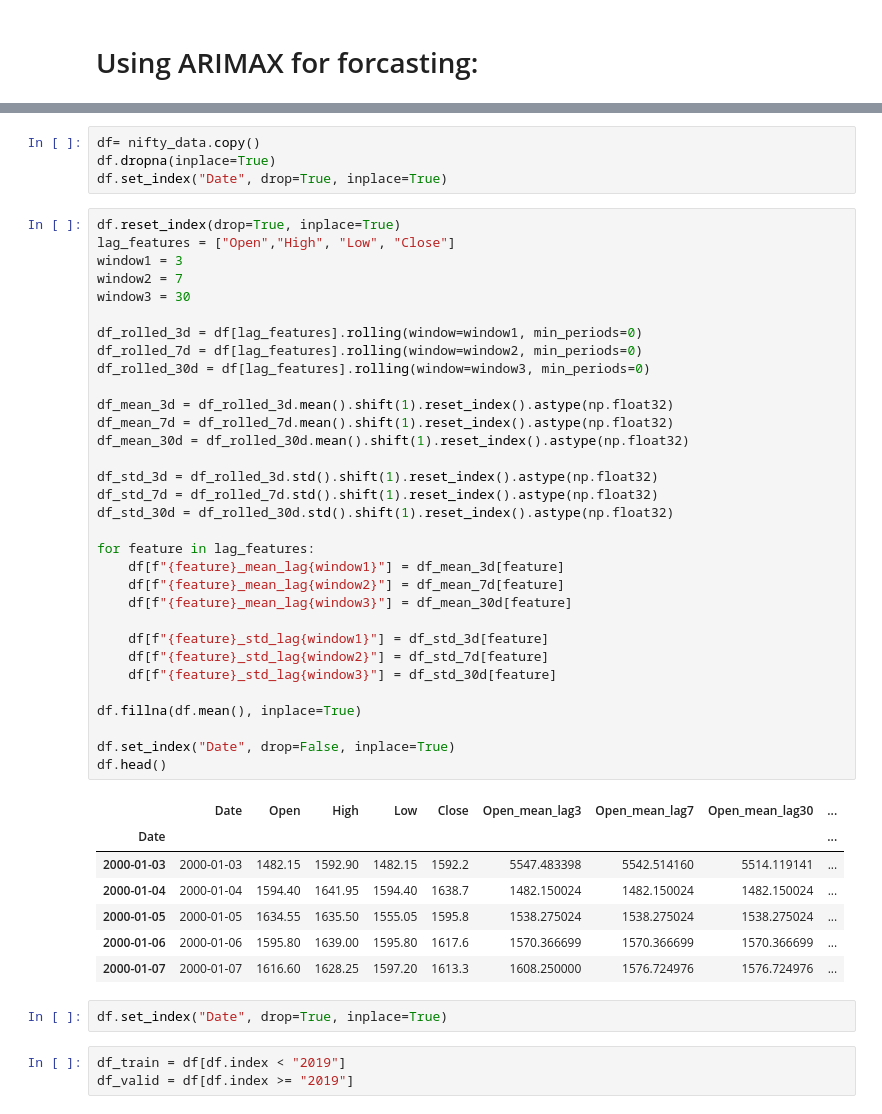
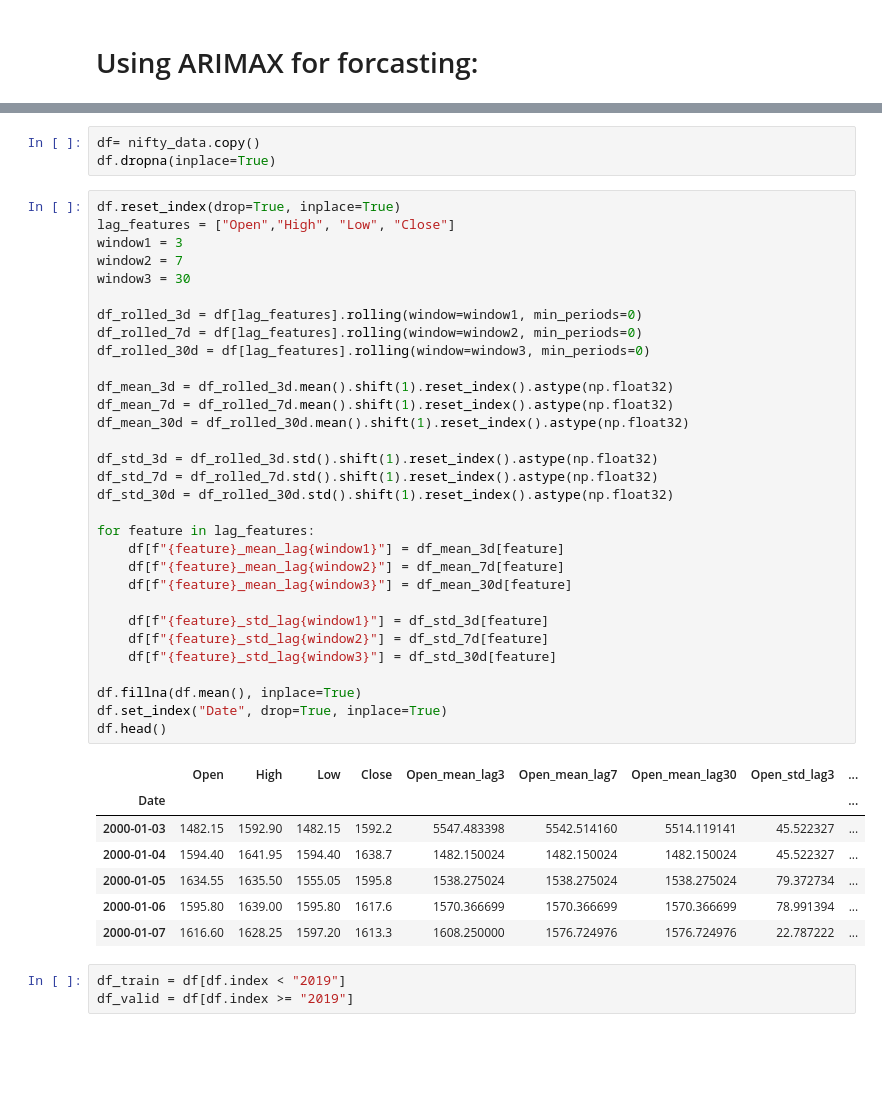
Before and after one commit to DristantaNirola/Nifty50_Index_Movement_Prediction, a Jupyter notebook: Capston_project_nifty_Stock_direction.ipynb, the cells around one changed output, grey strips where cells are left out. Drawn from its saved outputs; the diff is of its cells as text; blank space fills up the shorter version.

```diff
--- a/Capston_project_nifty_Stock_direction.ipynb
+++ b/Capston_project_nifty_Stock_direction.ipynb
@@ -271,49 +262,45 @@ df_valid[["Close", "Forecast_ARIMAX"]].plot(figsize=(14, 7))
 # %%
 df= nifty_data.copy()
 df.dropna(inplace=True)
-df.set_index("Date", drop=True, inplace=True)
 # %%
 df.reset_index(drop=True, inplace=True)
 lag_features = ["Open","High", "Low", "Close"]
 window1 = 3
 window2 = 7
 window3 = 30
 
 df_rolled_3d = df[lag_features].rolling(window=window1, min_periods=0)
 df_rolled_7d = df[lag_features].rolling(window=window2, min_periods=0)
 df_rolled_30d = df[lag_features].rolling(window=window3, min_periods=0)
 
 df_mean_3d = df_rolled_3d.mean().shift(1).reset_index().astype(np.float32)
 df_mean_7d = df_rolled_7d.mean().shift(1).reset_index().astype(np.float32)
 df_mean_30d = df_rolled_30d.mean().shift(1).reset_index().astype(np.float32)
 
 df_std_3d = df_rolled_3d.std().shift(1).reset_index().astype(np.float32)
 df_std_7d = df_rolled_7d.std().shift(1).reset_index().astype(np.float32)
 df_std_30d = df_rolled_30d.std().shift(1).reset_index().astype(np.float32)
 
 for feature in lag_features:
     df[f"{feature}_mean_lag{window1}"] = df_mean_3d[feature]
     df[f"{feature}_mean_lag{window2}"] = df_mean_7d[feature]
     df[f"{feature}_mean_lag{window3}"] = df_mean_30d[feature]
 
     df[f"{feature}_std_lag{window1}"] = df_std_3d[feature]
     df[f"{feature}_std_lag{window2}"] = df_std_7d[feature]
     df[f"{feature}_std_lag{window3}"] = df_std_30d[feature]
 
 df.fillna(df.mean(), inplace=True)
-
-df.set_index("Date", drop=False, inplace=True)
+df.set_index("Date", drop=True, inplace=True)
 df.head()
 # %% [output]
-|  | Date | Open | High | Low | Close | Open_mean_lag3 | Open_mean_lag7 | Open_mean_lag30 | ... |
+|  | Open | High | Low | Close | Open_mean_lag3 | Open_mean_lag7 | Open_mean_lag30 | Open_std_lag3 | ... |
 | Date |  |  |  |  |  |  |  |  | ... |
-| 2000-01-03 | 2000-01-03 | 1482.15 | 1592.90 | 1482.15 | 1592.2 | 5547.483398 | 5542.514160 | 5514.119141 | ... |
-| 2000-01-04 | 2000-01-04 | 1594.40 | 1641.95 | 1594.40 | 1638.7 | 1482.150024 | 1482.150024 | 1482.150024 | ... |
-| 2000-01-05 | 2000-01-05 | 1634.55 | 1635.50 | 1555.05 | 1595.8 | 1538.275024 | 1538.275024 | 1538.275024 | ... |
-| 2000-01-06 | 2000-01-06 | 1595.80 | 1639.00 | 1595.80 | 1617.6 | 1570.366699 | 1570.366699 | 1570.366699 | ... |
-| 2000-01-07 | 2000-01-07 | 1616.60 | 1628.25 | 1597.20 | 1613.3 | 1608.250000 | 1576.724976 | 1576.724976 | ... |
+| 2000-01-03 | 1482.15 | 1592.90 | 1482.15 | 1592.2 | 5547.483398 | 5542.514160 | 5514.119141 | 45.522327 | ... |
+| 2000-01-04 | 1594.40 | 1641.95 | 1594.40 | 1638.7 | 1482.150024 | 1482.150024 | 1482.150024 | 45.522327 | ... |
+| 2000-01-05 | 1634.55 | 1635.50 | 1555.05 | 1595.8 | 1538.275024 | 1538.275024 | 1538.275024 | 79.372734 | ... |
+| 2000-01-06 | 1595.80 | 1639.00 | 1595.80 | 1617.6 | 1570.366699 | 1570.366699 | 1570.366699 | 78.991394 | ... |
+| 2000-01-07 | 1616.60 | 1628.25 | 1597.20 | 1613.3 | 1608.250000 | 1576.724976 | 1576.724976 | 22.787222 | ... |
-# %%
-df.set_index("Date", drop=True, inplace=True)
 # %%
 df_train = df[df.index < "2019"]
 df_valid = df[df.index >= "2019"]
```
Also changed, not shown: parts of 8 cells of this notebook.
